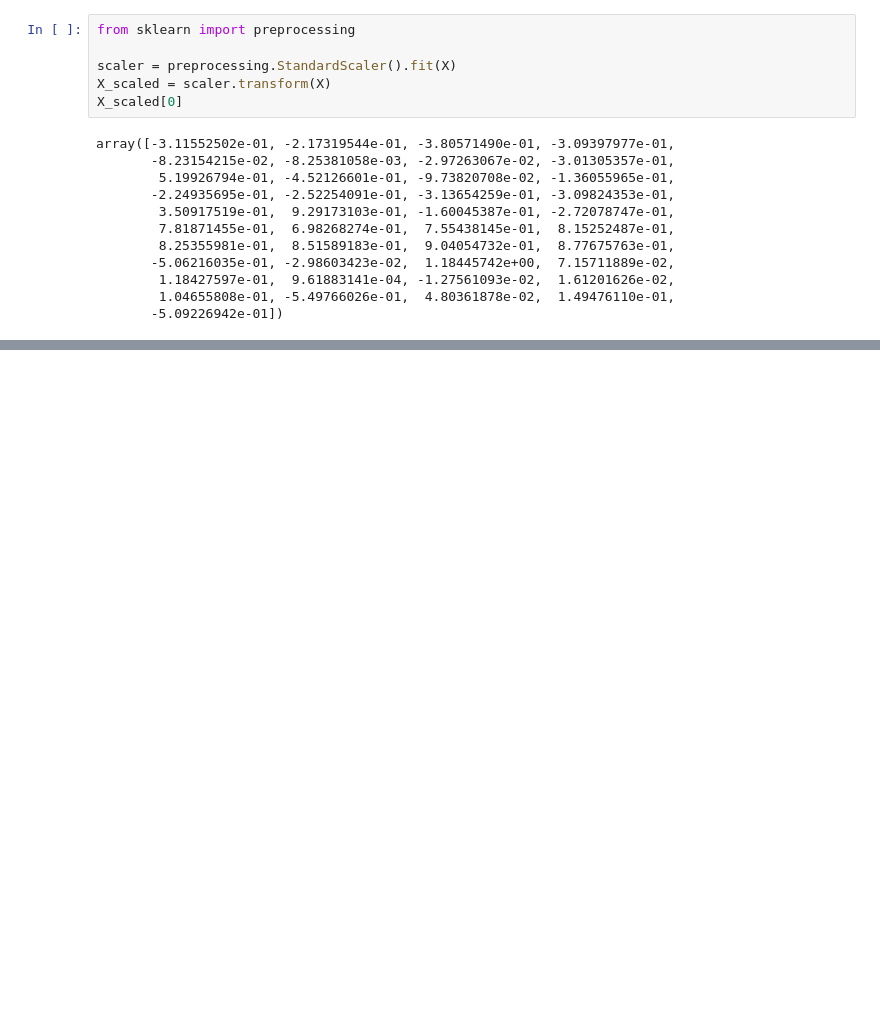
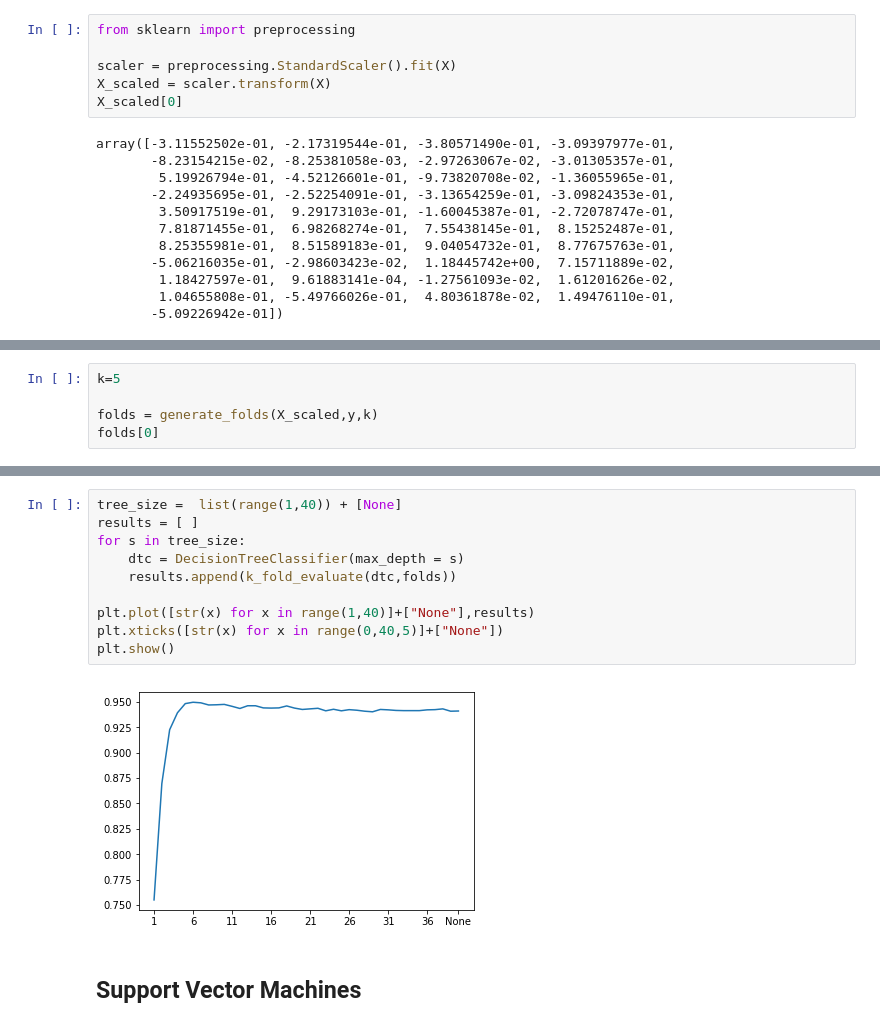
Before and after one commit to matheusfebarbosa/statistical-learning-assignment, a Jupyter notebook: TP1.ipynb, the cells around one changed output, grey strips where cells are left out. Drawn from its saved outputs; the diff is of its cells as text; blank space fills up the shorter version.

```diff
--- a/TP1.ipynb
+++ b/TP1.ipynb
@@ -105,0 +97,5 @@ def k_fold_evaluate(model,folds):
+# %%
+k=5
+
+folds = generate_folds(X_scaled,y,k)
+folds[0]
@@ -116,3 +141,17 @@ Mean accuracy:  0.9161861745363187
+# %%
+tree_size =  list(range(1,40)) + [None]
+results = [ ]
+for s in tree_size:
+    dtc = DecisionTreeClassifier(max_depth = s)
+    results.append(k_fold_evaluate(dtc,folds))
+
+plt.plot([str(x) for x in range(1,40)]+["None"],results)
+plt.xticks([str(x) for x in range(0,40,5)]+["None"])
+plt.show()
+# %% [output]
+[figure, added]
+# %% [markdown]
+## Support Vector Machines
 # %%
 from sklearn.svm import SVC
 
```
Also changed, not shown: parts of 25 cells of this notebook.
